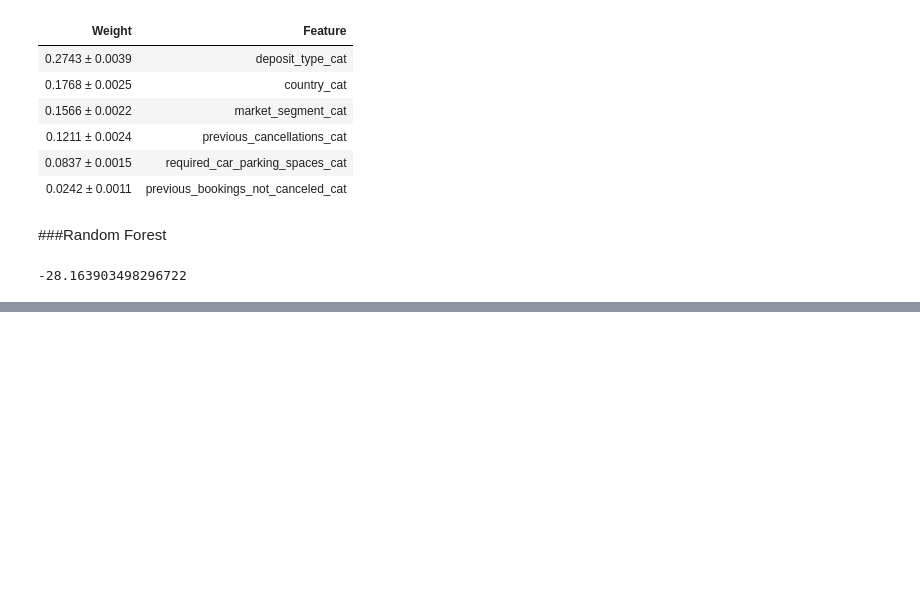
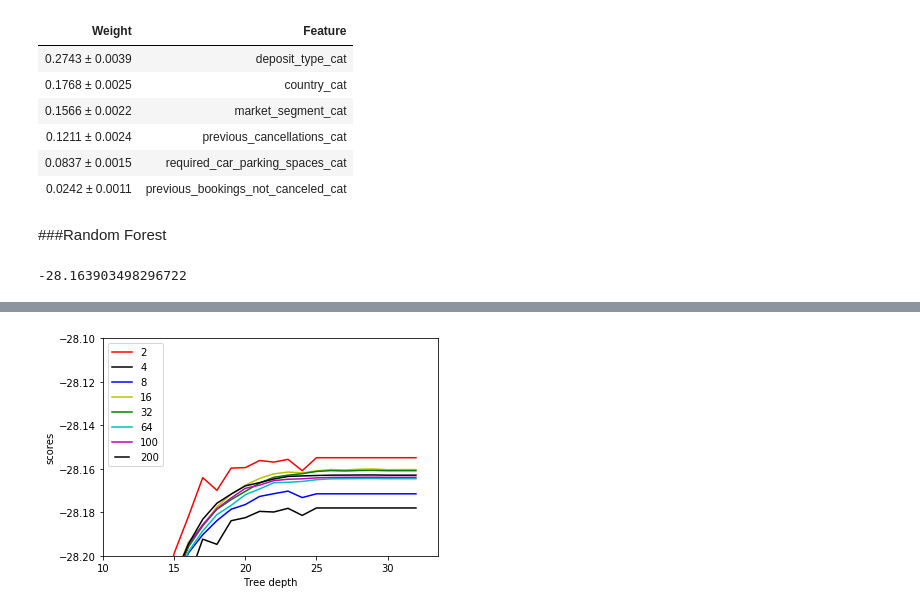
Before and after one commit to baczynska/Booking_hotel_project, a Jupyter notebook: booking_hotel.ipynb, the cells around one changed output, grey strips where cells are left out. Cells and saved outputs as stored; diff of their text form; code cells hidden in the pictures; blank space fills up the shorter version.

```diff
--- a/booking_hotel.ipynb
+++ b/booking_hotel.ipynb
@@ -280,11 +263,13 @@ NameError: ignored
 # %%
 for i, co in enumerate(color):
   line, = plt.plot(max_depths, res_tab[i], co, label=str(n_estimators[i]))
 
 plt.legend(handler_map={line: HandlerLine2D(numpoints=2)})
 axes = plt.axes()
 axes.set_xlim(left=10)
-axes.set_ylim(bottom=-27.8, top=-27.65)
+axes.set_ylim(bottom=-28.2, top=-28.1)
 plt.ylabel('scores')
 plt.xlabel('Tree depth')
 plt.show();
+# %% [output]
+[figure, added]
```
Also changed, not shown: parts of 7 cells of this notebook.
